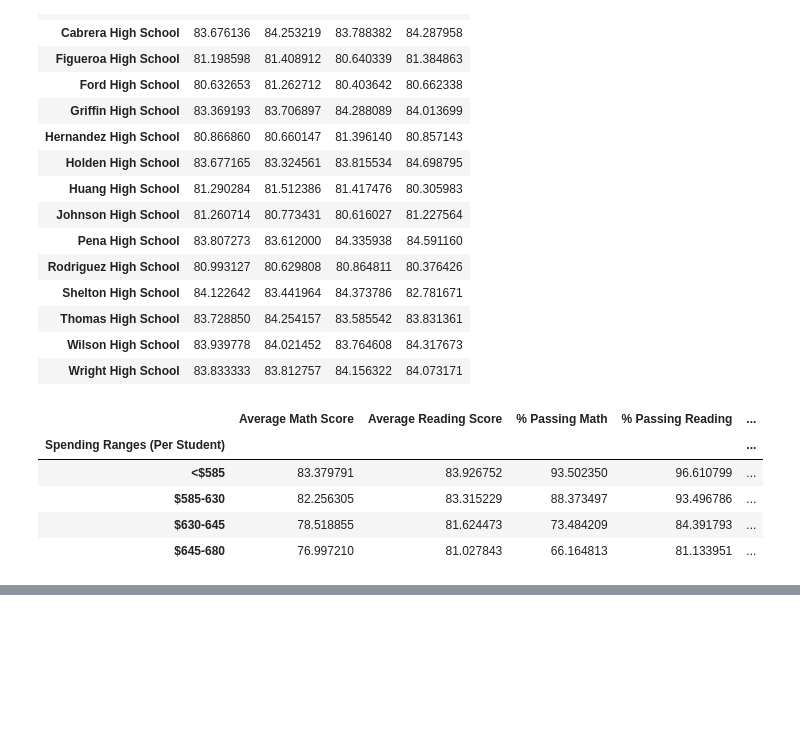
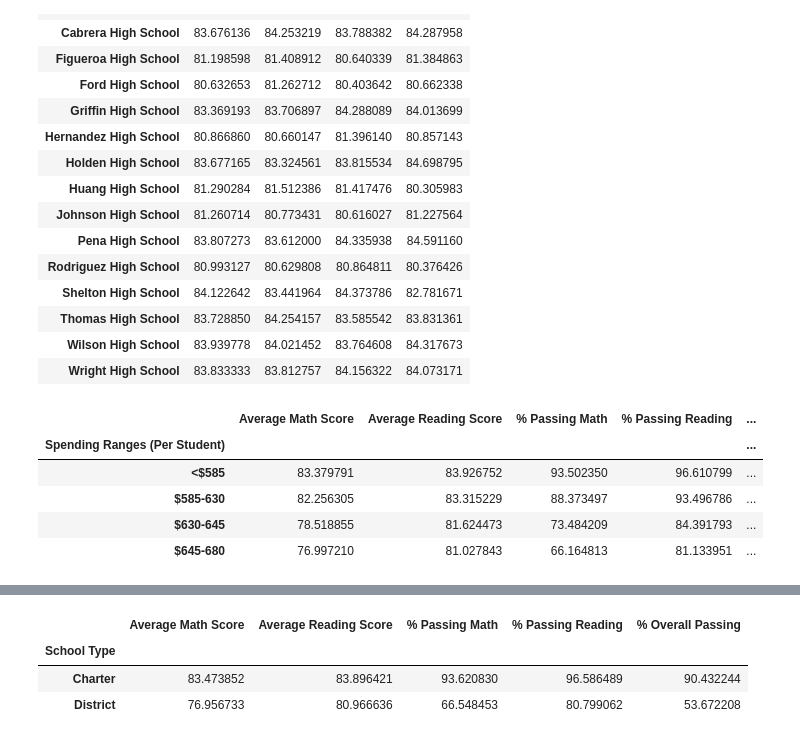
Before and after one commit to Claude-Hanfou/PyCityShools-Analysis, a Jupyter notebook: PyCityShools-Analysis.ipynb, the cells around one changed output, grey strips where cells are left out. Drawn from its saved outputs; the diff is of its cells as text; code cells hidden in the pictures; blank space fills up the shorter version.

```diff
--- a/PyCityShools-Analysis.ipynb
+++ b/PyCityShools-Analysis.ipynb
@@ -313,0 +347,34 @@ scores_spending_df.head()
+# %%
+# Creating a group based off of the Spending Ranges
+school_type = school_summary_df.groupby(["School Type"])
+
+#Here we calculate based on the School Type
+#Average Math Type
+avr_math_type= school_type["Average Math Score"].mean()
+
+#Average Reading Type
+avr_reading_type = school_type["Average Reading Score"].mean()
+
+#% Passing Type
+per_math_type = school_type["% Passing Math"].mean ()
+
+#% Passing Reading
+per_reading_type = school_type["% Passing Reading"].mean ()
+
+#% Overall Passing
+overall_type = school_type["% Overall Passing"].mean ()
+# %%
+#Scores by School Spending
+
+scores_type_df = pd.DataFrame({"Average Math Score" : avr_math_type,
+                                 "Average Reading Score" : avr_reading_type,
+                                 "% Passing Math" : per_math_type,
+                                 "% Passing Reading" : per_reading_type,
+                                 "% Overall Passing" : overall_type})
+
+scores_type_df.head()
+# %% [output]
+|  | Average Math Score | Average Reading Score | % Passing Math | % Passing Reading | % Overall Passing |
+| School Type |  |  |  |  |  |
+| Charter | 83.473852 | 83.896421 | 93.620830 | 96.586489 | 90.432244 |
+| District | 76.956733 | 80.966636 | 66.548453 | 80.799062 | 53.672208 |
```
Also changed, not shown: parts of 7 cells of this notebook.
